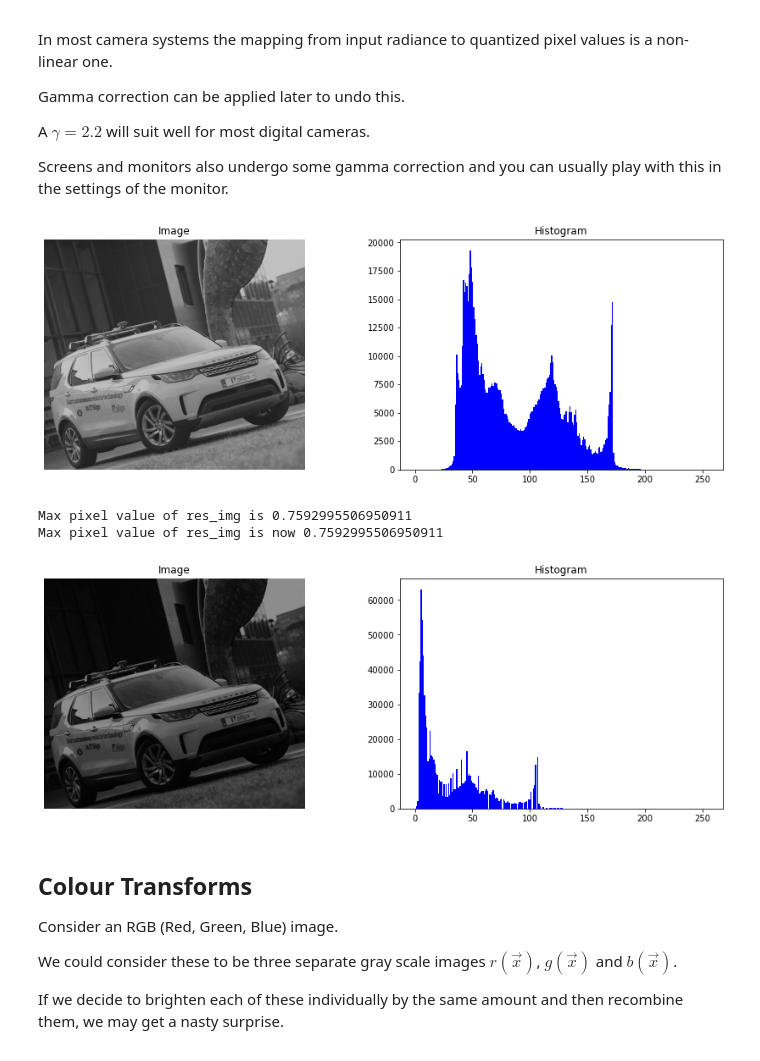
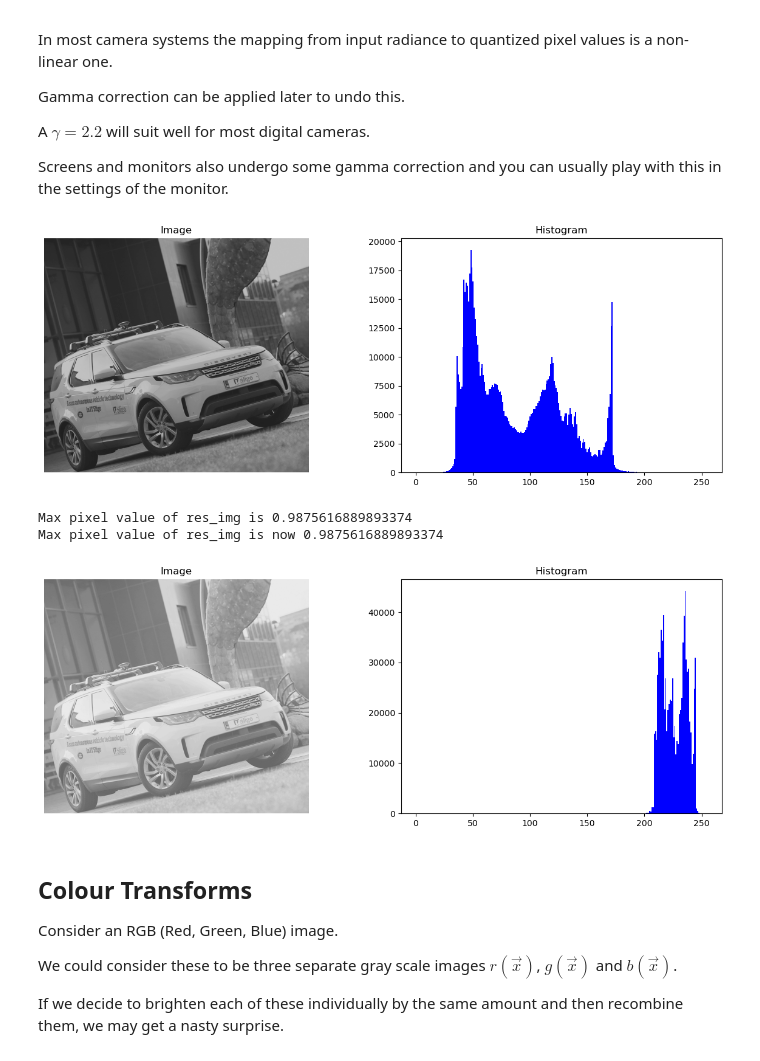
Before and after one commit to seanmullery/MVGCV, a Jupyter notebook: MVGCV-BasicImageProc/BasicImageProcessing.ipynb, the cells around one changed output. Cells and saved outputs as stored; diff of their text form; code cells hidden in the pictures.

```diff
--- a/MVGCV-BasicImageProc/BasicImageProcessing.ipynb
+++ b/MVGCV-BasicImageProc/BasicImageProcessing.ipynb
@@ -153,13 +151,13 @@ We created the display_image_histogram function in a
 cell above but if you have not run that cell,
 the python interpreter will not know about it.'''
 
-
-a = 1.9 # this is a from ax+b in the cells above
-b = 1 # this is b from ax+b in the cells above
+# make sure to use floats for a and b. i.e. 2.0 not 2 and 20.0 not 20
+a = 1.0 # this is a from ax+b in the cells above
+b = 0.0 # this is b from ax+b in the cells above
 '''every pixel in the image will be treated separately as the x in ax+b and
 put the result in a new image which we will call res_img for result image '''
-
-res_img = a*img_array + b # res_image may end up with pixels that are higher than 255
+print(f'Max pixel value of original image is {np.max(img)}')
+res_img = a*img + b # res_image may end up with pixels that are higher than 255
 print(f'Max pixel value of res_img is {np.max(res_img)}')
 res_img[res_img>255]=255 # set any pixels above 255 to 255.
 #What happens if you comment out the line above?
@@ -236,34 +237,34 @@ Screens and monitors also undergo some gamma correction and you can usually play
 # %%
 img = cv2.imread('images/CAV15LowContrast.jpg', cv2.IMREAD_GRAYSCALE)
 display_image_histogram(img)
 '''display the input image and its histogram. '''
 
 
-gamma = 2.2 # this is a from the non-linear operation above
+gamma = 0.1 # this is a from the non-linear operation above
 #try a few gamma values
 
 '''every pixel in the image will be treated separately as the x in the
 gamma correction operation and
 put the result in a new image which we will call res_img for result image '''
 img = img/255.0 #convert image to range [0-1]
 res_img = img**gamma # res_image may end up with pixels that are higher than 255
 print(f'Max pixel value of res_img is {np.max(res_img)}')
 res_img[res_img>1.0]=1.0 # set any pixels above 1.0 to 1.0.
 #Note that for the gamma function it will never saturate so the above line can be removed
 print(f'Max pixel value of res_img is now {np.max(res_img)}')
 res_img = res_img*255 # convert the resulting image back to range [0-255]
 res_img = np.uint8(res_img) # re quatize back to 8-bit integers
 
 ''' After viewing this for a while, try to write some code to reverse the operation
 What happens if you place this code here versus placing
 it before the res_img[res_img>255]=255 code.'''
 
 display_image_histogram(res_img)  #display the output image and its histogram
 # %% [output]
-[figure, old version]
+[figure, new version]
-Max pixel value of res_img is 0.7592995506950911
-Max pixel value of res_img is now 0.7592995506950911
+Max pixel value of res_img is 0.9875616889893374
+Max pixel value of res_img is now 0.9875616889893374
-[figure, old version]
+[figure, new version]
 # %% [markdown]
 ## Colour Transforms
 
```
Also changed, not shown: parts of 5 cells of this notebook, 12 other files.
